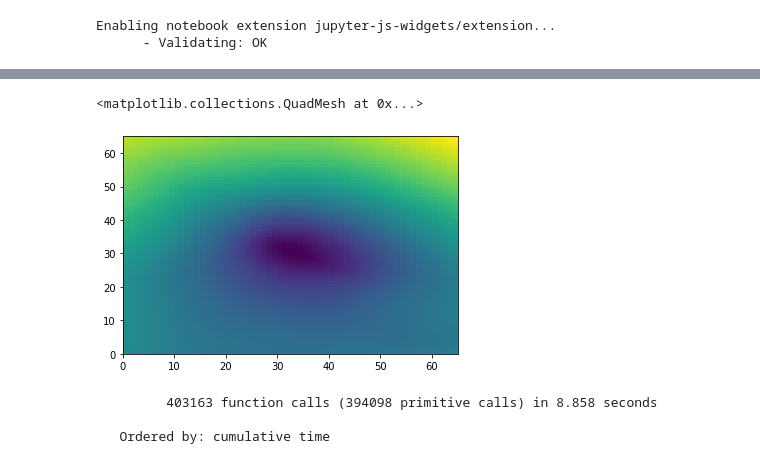
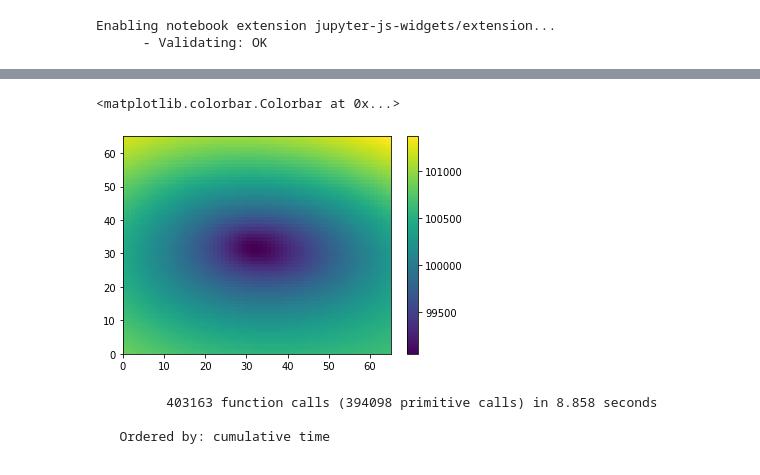
Before and after one commit to aaTman/centroid_finder, a Jupyter notebook: StormTracker.ipynb, the cells around one changed output, grey strips where cells are left out. Cells and saved outputs as stored; diff of their text form; code cells hidden in the pictures.

Commit message:
making cyclone relative plots and data

```diff
--- a/StormTracker.ipynb
+++ b/StormTracker.ipynb
@@ -310,9 +311,8 @@ coords = centroid.identify_centroids(plot_map=False, remove_edges=True, edge_rad
 # %%
 rel_list = []
 for i,n in enumerate(coords):
-    print(n)
     for coord in n:
         rel_list.append(era5_slp.msl.sel(time=time,latitude=slice(60,30),
                                          longitude=slice(-85,-30)).isel(time=i).sel(latitude=slice(coord[0]+8,coord[0]-8),
-                                                                                    longitude=slice(coord[1]-8,coord[1]+8)))
-rel_list_values = np.array([n.values for n in rel_list])
+                                                                                    longitude=slice(coord[1]-8,coord[1]+8)).values)
+rel_list_values = np.array([n for n in rel_list])
@@ -334,8 +319,12 @@ rel_list_values = np.array([n.values for n in rel_list])
+# %%
+rel_list_values = [n for n in rel_list_values if n.shape == (65,65)]
+rel_array = np.stack(rel_list_values,axis=0)
 # %%
-plt.pcolormesh(np.mean(rel_list_values,axis=0))
+cb=plt.pcolormesh(np.mean(rel_array,axis=0))
+plt.colorbar(cb)
 # %% [output]
-<matplotlib.collections.QuadMesh at 0x...>
+<matplotlib.colorbar.Colorbar at 0x...>
-[figure, old version]
+[figure, new version]
 # %%
 
 time = pd.date_range('2007-01-01', freq='D', periods=56)
```
Also changed, not shown: parts of 2 cells of this notebook.
